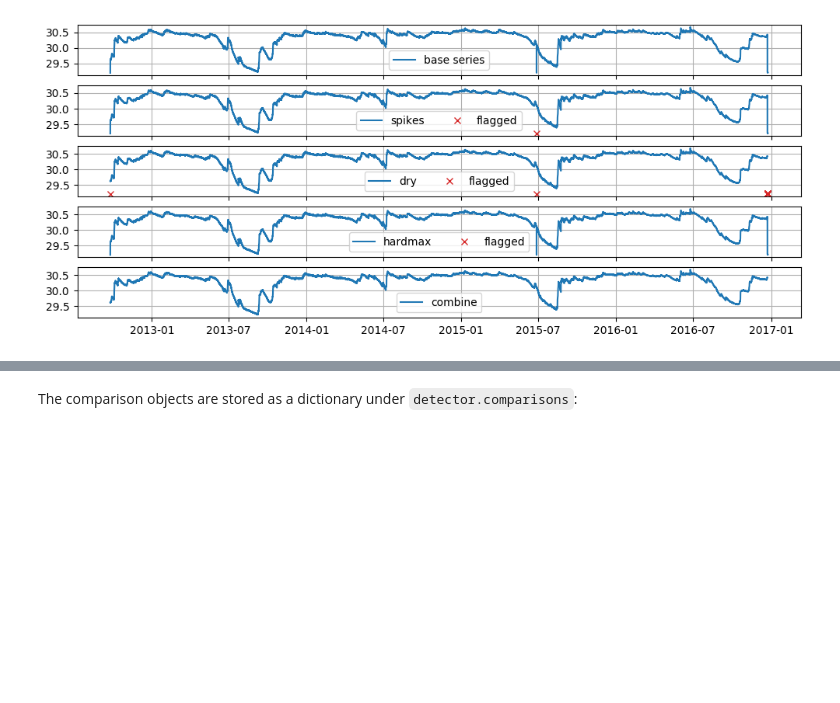
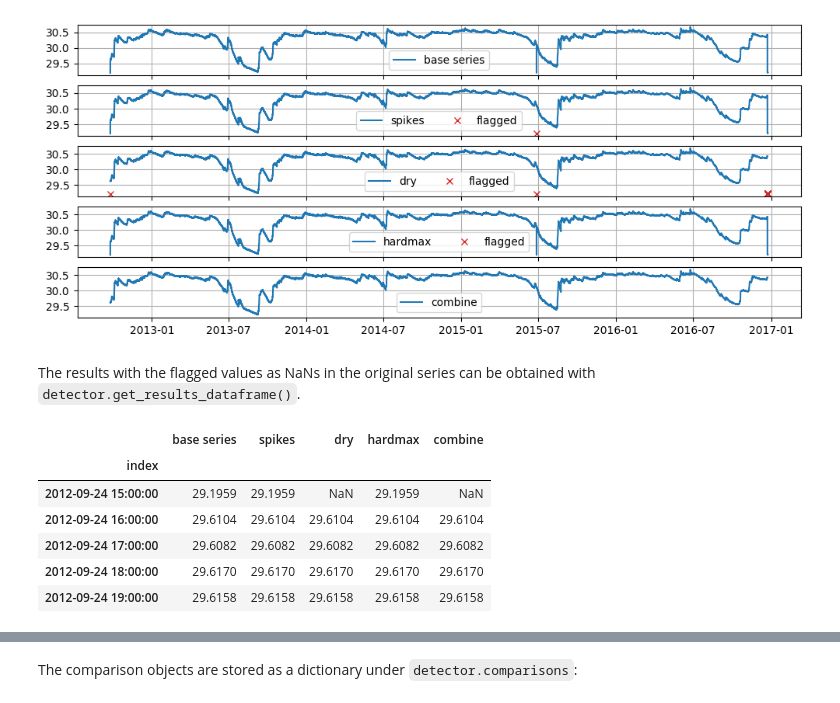
Before and after one commit to ArtesiaWater/traval, a Jupyter notebook: examples/notebooks/ex01_applying_automatic_error_detection_algorithms_to_a_timeseries.ipynb, the cells around one changed output, grey strips where cells are left out. Saved outputs shown, nothing was run; the diff lists cells and outputs as text; code cells hidden in the pictures; blank space fills up the shorter version.

```diff
--- a/examples/notebooks/ex01_applying_automatic_error_detection_algorithms_to_a_timeseries.ipynb
+++ b/examples/notebooks/ex01_applying_automatic_error_detection_algorithms_to_a_timeseries.ipynb
@@ -89,3 +89,16 @@ Plot an overview of the results. This creates one plot per rule and highlights w
 axes = detector.plot_overview()
 # %% [output]
 [figure]
+# %% [markdown]
+The results with the flagged values as NaNs in the original series can be obtained with `detector.get_results_dataframe()`.
+# %%
+results = detector.get_results_dataframe()
+results.head()
+# %% [output]
+|  | base series | spikes | dry | hardmax | combine |
+| index |  |  |  |  |  |
+| 2012-09-24 15:00:00 | 29.1959 | 29.1959 | NaN | 29.1959 | NaN |
+| 2012-09-24 16:00:00 | 29.6104 | 29.6104 | 29.6104 | 29.6104 | 29.6104 |
+| 2012-09-24 17:00:00 | 29.6082 | 29.6082 | 29.6082 | 29.6082 | 29.6082 |
+| 2012-09-24 18:00:00 | 29.6170 | 29.6170 | 29.6170 | 29.6170 | 29.6170 |
+| 2012-09-24 19:00:00 | 29.6158 | 29.6158 | 29.6158 | 29.6158 | 29.6158 |
```
Also changed, not shown: parts of 5 cells of this notebook, 1 other file.
